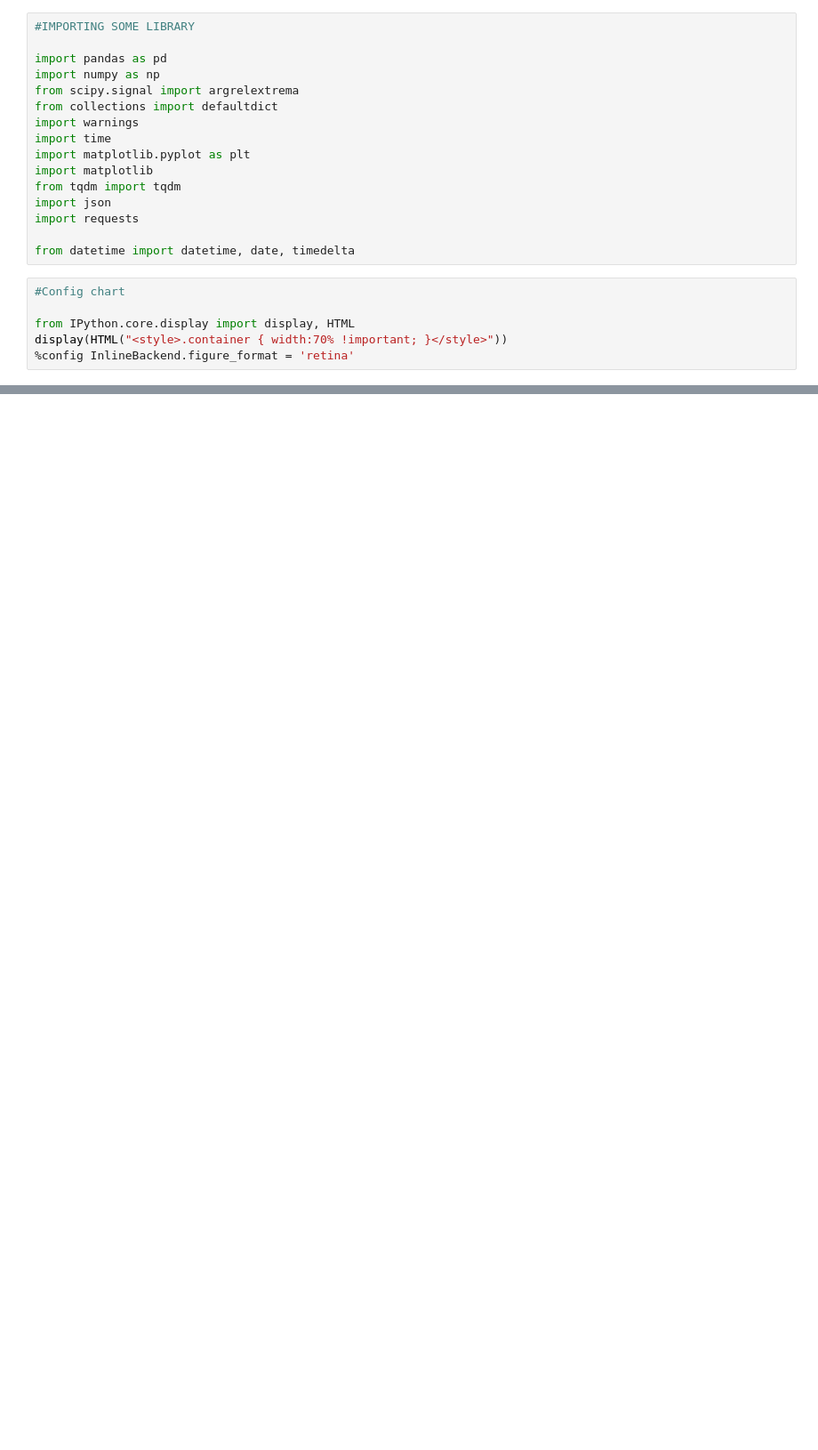
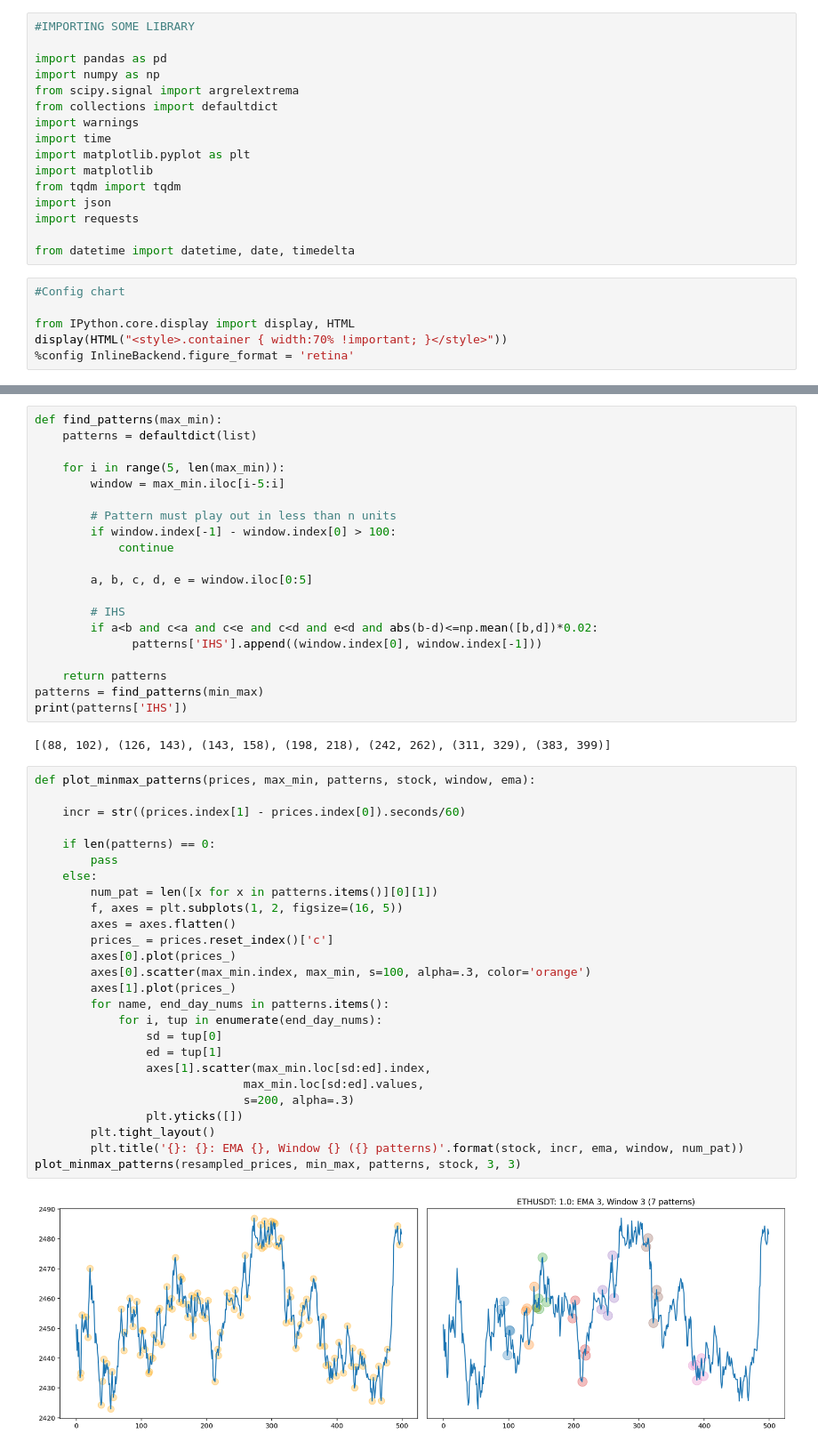
Before and after one commit to tysoncung/crypto-chart-patterns, a Jupyter notebook: chart-patterns.ipynb, the cells around one changed output, grey strips where cells are left out. Shown at 89% size. Cells and saved outputs as stored; diff of their text form; blank space fills up the shorter version.

Commit message:
add pattern detection

```diff
--- a/chart-patterns.ipynb
+++ b/chart-patterns.ipynb
@@ -77,0 +136,50 @@ def resample(stock_data, rate):
+# %%
+def find_patterns(max_min):
+    patterns = defaultdict(list)
+
+    for i in range(5, len(max_min)):
+        window = max_min.iloc[i-5:i]
+
+        # Pattern must play out in less than n units
+        if window.index[-1] - window.index[0] > 100:
+            continue
+
+        a, b, c, d, e = window.iloc[0:5]
+
+        # IHS
+        if a<b and c<a and c<e and c<d and e<d and abs(b-d)<=np.mean([b,d])*0.02:
+              patterns['IHS'].append((window.index[0], window.index[-1]))
+
+    return patterns
+patterns = find_patterns(min_max)
+print(patterns['IHS'])
+# %% [output]
+[(88, 102), (126, 143), (143, 158), (198, 218), (242, 262), (311, 329), (383, 399)]
+# %%
+def plot_minmax_patterns(prices, max_min, patterns, stock, window, ema):
+
+    incr = str((prices.index[1] - prices.index[0]).seconds/60)
+
+    if len(patterns) == 0:
+        pass
+    else:
+        num_pat = len([x for x in patterns.items()][0][1])
+        f, axes = plt.subplots(1, 2, figsize=(16, 5))
+        axes = axes.flatten()
+        prices_ = prices.reset_index()['c']
+        axes[0].plot(prices_)
+        axes[0].scatter(max_min.index, max_min, s=100, alpha=.3, color='orange')
+        axes[1].plot(prices_)
+        for name, end_day_nums in patterns.items():
+            for i, tup in enumerate(end_day_nums):
+                sd = tup[0]
+                ed = tup[1]
+                axes[1].scatter(max_min.loc[sd:ed].index,
+                              max_min.loc[sd:ed].values,
+                              s=200, alpha=.3)
+                plt.yticks([])
+        plt.tight_layout()
+        plt.title('{}: {}: EMA {}, Window {} ({} patterns)'.format(stock, incr, ema, window, num_pat))
+plot_minmax_patterns(resampled_prices, min_max, patterns, stock, 3, 3)
+# %% [output]
+[figure, added]
```
Also changed, not shown: parts of 4 cells of this notebook.
